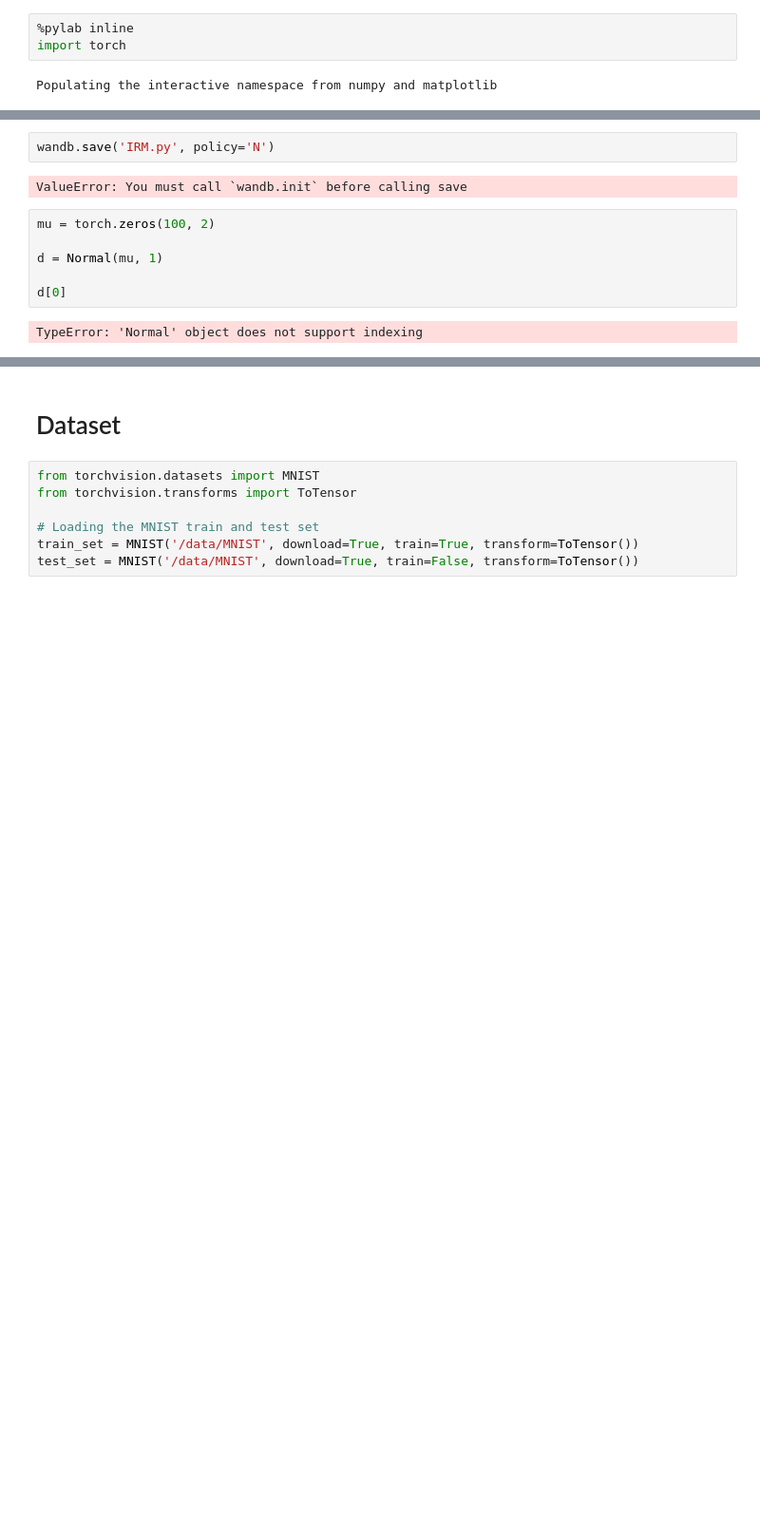
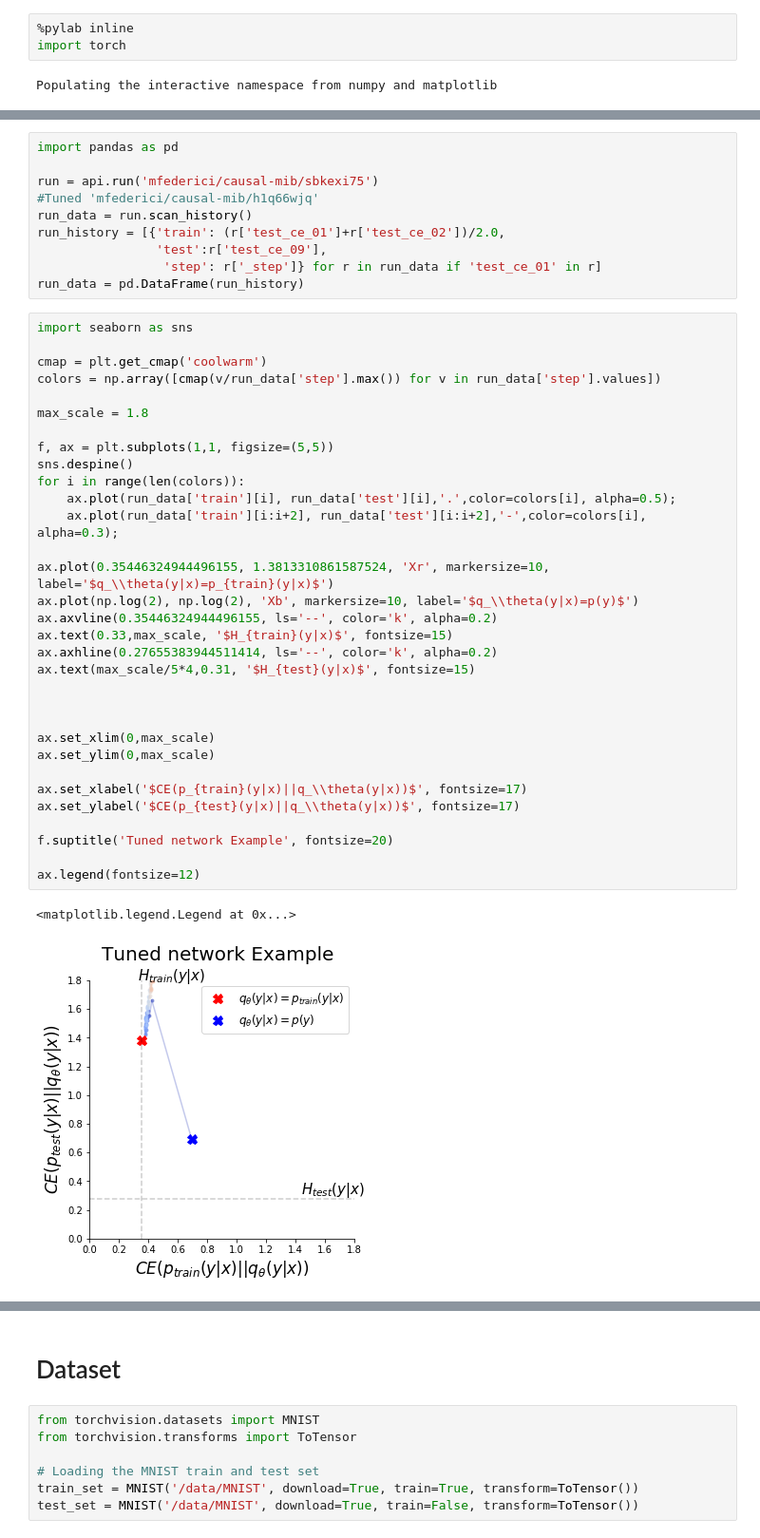
Before and after one commit to mfederici/JADE, a Jupyter notebook: results.ipynb, the cells around one changed output, grey strips where cells are left out. Shown at 95% size. Drawn from its saved outputs; the diff is of its cells as text; blank space fills up the shorter version.

```diff
--- a/results.ipynb
+++ b/results.ipynb
@@ -26,12 +35,45 @@ experiments/MIB_1d_augmented_wandb_low_start_beta
-# %%
-wandb.save('IRM.py', policy='N')
-# %% [output]
-ValueError: You must call `wandb.init` before calling save
-# %%
-mu = torch.zeros(100, 2)
-
-d = Normal(mu, 1)
-
-d[0]
-# %% [output]
-TypeError: 'Normal' object does not support indexing
+# %%
+import pandas as pd
+
+run = api.run('mfederici/causal-mib/sbkexi75')
+#Tuned 'mfederici/causal-mib/h1q66wjq'
+run_data = run.scan_history()
+run_history = [{'train': (r['test_ce_01']+r['test_ce_02'])/2.0,
+                'test':r['test_ce_09'],
+                 'step': r['_step']} for r in run_data if 'test_ce_01' in r]
+run_data = pd.DataFrame(run_history)
+# %%
+import seaborn as sns
+
+cmap = plt.get_cmap('coolwarm')
+colors = np.array([cmap(v/run_data['step'].max()) for v in run_data['step'].values])
+
+max_scale = 1.8
+
+f, ax = plt.subplots(1,1, figsize=(5,5))
+sns.despine()
+for i in range(len(colors)):
+    ax.plot(run_data['train'][i], run_data['test'][i],'.',color=colors[i], alpha=0.5);
+    ax.plot(run_data['train'][i:i+2], run_data['test'][i:i+2],'-',color=colors[i], alpha=0.3);
+
+ax.plot(0.35446324944496155, 1.3813310861587524, 'Xr', markersize=10, label='$q_\\theta(y|x)=p_{train}(y|x)$')
+ax.plot(np.log(2), np.log(2), 'Xb', markersize=10, label='$q_\\theta(y|x)=p(y)$')
+ax.axvline(0.35446324944496155, ls='--', color='k', alpha=0.2)
+ax.text(0.33,max_scale, '$H_{train}(y|x)$', fontsize=15)
+ax.axhline(0.27655383944511414, ls='--', color='k', alpha=0.2)
+ax.text(max_scale/5*4,0.31, '$H_{test}(y|x)$', fontsize=15)
+
+
+
+ax.set_xlim(0,max_scale)
+ax.set_ylim(0,max_scale)
+
+ax.set_xlabel('$CE(p_{train}(y|x)||q_\\theta(y|x))$', fontsize=17)
+ax.set_ylabel('$CE(p_{test}(y|x)||q_\\theta(y|x))$', fontsize=17)
+
+f.suptitle('Tuned network Example', fontsize=20)
+
+ax.legend(fontsize=12)
+# %% [output]
+<matplotlib.legend.Legend at 0x...>
+[figure, added]
```
Also changed, not shown: parts of 2 cells of this notebook, 10 other files.
